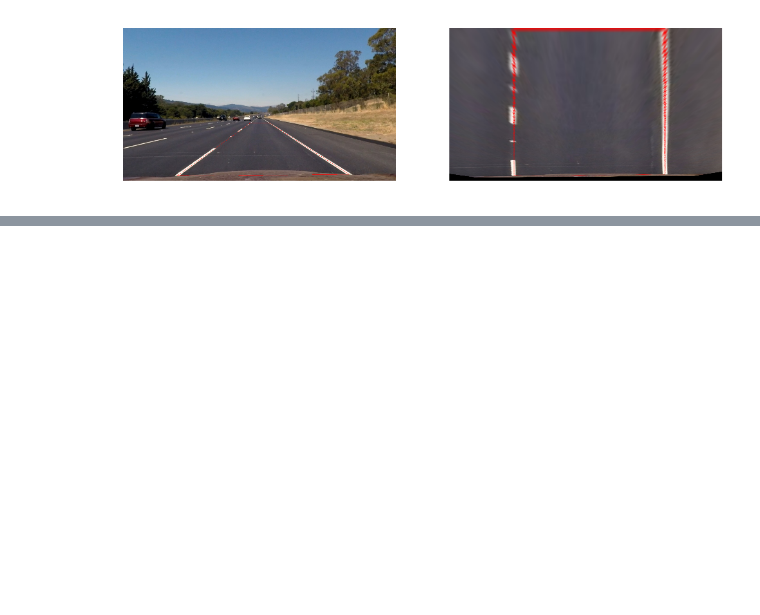
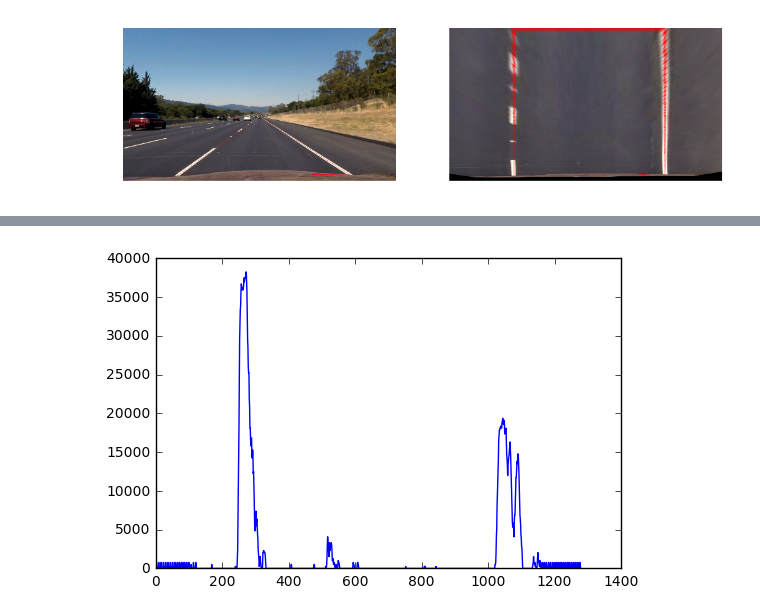
Before and after one commit to Allensmile/CarND-Advanced-Lane-Lines, a Jupyter notebook: src/Image_Analysis.ipynb, the cells around one changed output, grey strips where cells are left out. Saved outputs shown, nothing was run; the diff lists cells and outputs as text; code cells hidden in the pictures; blank space fills up the shorter version.

Commit message:
modefied: Image analysis notebook, added few more method to track the lane lines

```diff
--- a/src/Image_Analysis.ipynb
+++ b/src/Image_Analysis.ipynb
@@ -203 +212,77 @@ plt.show()
 [figure]
+# %%
+image = mpimg.imread('../output_images/undistorted_test_images/test5.jpg')
+undistorted = perspective.transform(image)
+binary_warped = advanced_lane_finding.image_binarize(undistorted,
+                                                 gray_thresh = (30, 255),
+                                                 s_thresh = (120, 255),
+                                                 l_thresh = (110, 255))
+out_image = np.copy(binary_warped)
+
+histogram = np.sum(binary_warped[binary_warped.shape[0]/2:,:,0], axis=0)
+print(histogram.shape)
+plt.plot(histogram)
+
+midpoint = np.int(histogram.shape[0]/2)
+#print('midpoint: {}'.format(midpoint))
+leftx_base = np.argmax(histogram[:midpoint])
+#print(leftx_base)
+
+rightx_base = np.argmax(histogram[midpoint:]) + midpoint
+#print(rightx_base)
+
+nwindows = 9
+window_height = np.int(binary_warped.shape[0]/nwindows)
+
+nonzero = binary_warped.nonzero()
+nonzeroy = np.array(nonzero[0])
+nonzerox = np.array(nonzero[1])
+
+leftx_current = leftx_base
+rightx_current = rightx_base
+
+margin = 100
+minpix = 50
+
+left_lane_inds = []
+right_lane_inds = []
+
+for window in range(nwindows):
+    win_y_low = binary_warped.shape[0] - (window+1)*window_height
+    win_y_high = binary_warped.shape[0] - window*window_height
+    print(leftx_current)
+    win_xleft_low = leftx_current - margin
+    win_xleft_high = leftx_current + margin
+    win_xright_low = rightx_current - margin
+    win_xright_high = rightx_current + margin
+
+    #cv2.rectangle(out_image,(win_xleft_low,win_y_low),(win_xleft_high,win_y_high),(0,255,0), 2)
+    #cv2.rectangle(out_image,(win_xright_low,win_y_low),(win_xright_high,win_y_high),(0,255,0), 2)
+
+    good_left_inds = ((nonzeroy >= win_y_low) & (nonzeroy < win_y_high) & (nonzerox >= win_xleft_low) & (nonzerox < win_xleft_high)).nonzero()[0]
+    good_right_inds = ((nonzeroy >= win_y_low) & (nonzeroy < win_y_high) & (nonzerox >= win_xright_low) & (nonzerox < win_xright_high)).nonzero()[0]
+    # Append these indices to the lists
+    left_lane_inds.append(good_left_inds)
+    right_lane_inds.append(good_right_inds)
+    # If you found > minpix pixels, recenter next window on their mean position
+    if len(good_left_inds) > minpix:
+        leftx_current = np.int(np.mean(nonzerox[good_left_inds]))
+    if len(good_right_inds) > minpix:
+        rightx_current = np.int(np.mean(nonzerox[good_right_inds]))
+
+# Concatenate the arrays of indices
+left_lane_inds = np.concatenate(left_lane_inds)
+right_lane_inds = np.concatenate(right_lane_inds)
+
+# Extract left and right line pixel positions
+leftx = nonzerox[left_lane_inds]
+lefty = nonzeroy[left_lane_inds]
+rightx = nonzerox[right_lane_inds]
+righty = nonzeroy[right_lane_inds]
+
+# Fit a second order polynomial to each
+left_fit = np.polyfit(lefty, leftx, 2)
+right_fit = np.polyfit(righty, rightx, 2)
+
+#print(right_fit)
+# %% [output]
@@ -203,0 +299 @@ plt.show()
+[figure, added]
```
Also changed, not shown: parts of 5 cells of this notebook.
